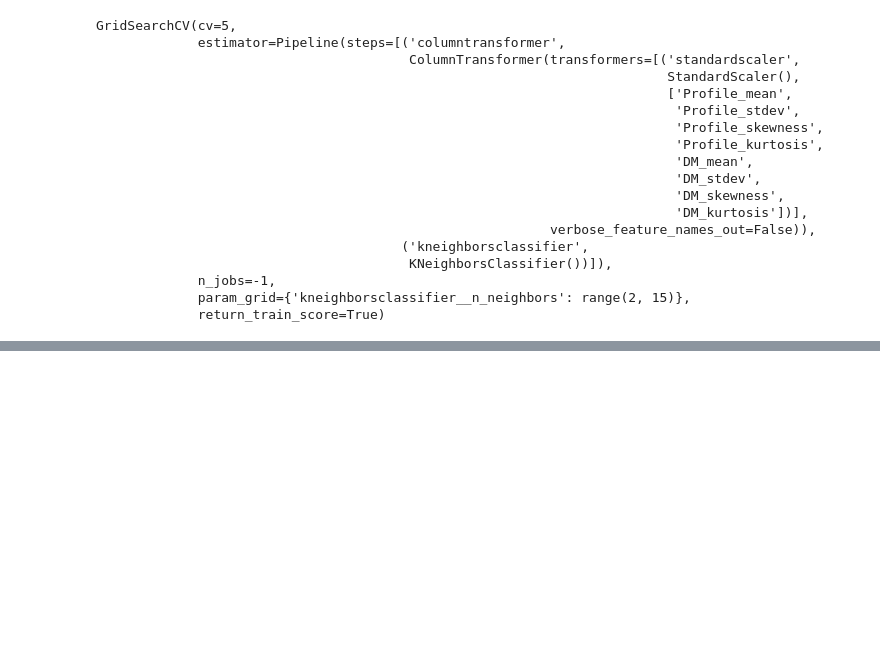
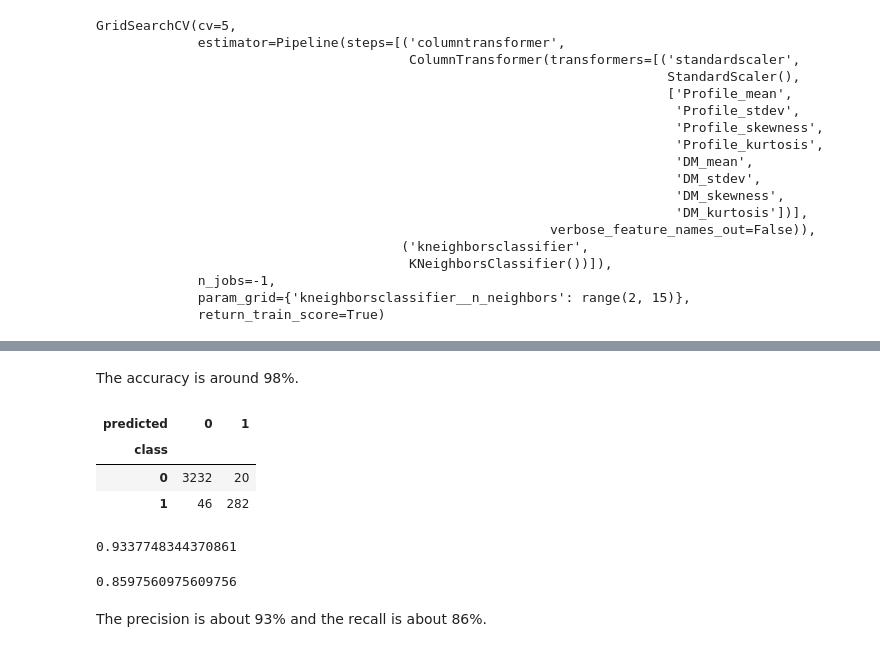
Before and after one commit to KaiyueW/project, a Jupyter notebook: project.ipynb, the cells around one changed output, grey strips where cells are left out. Drawn from its saved outputs; the diff is of its cells as text; code cells hidden in the pictures; blank space fills up the shorter version.

```diff
--- a/project.ipynb
+++ b/project.ipynb
@@ -192,0 +246,13 @@ accuracy_versus_k_grid
+# %% [markdown]
+The accuracy is around 98%.
+# %%
+star_mat = pd.crosstab(
+    star_test_predictions["class"],  # True labels
+    star_test_predictions["predicted"],  # Predicted labels
+)
+star_mat
+# %% [output]
+| predicted | 0 | 1 |
+| class |  |  |
+| 0 | 3232 | 20 |
+| 1 | 46 | 282 |
@@ -192,0 +262,12 @@ accuracy_versus_k_grid
+# %%
+precision = 282 / ( 282 + 20)
+precision
+# %% [output]
+0.9337748344370861
+# %%
+recall = 282 / (282 + 46)
+recall
+# %% [output]
+0.8597560975609756
+# %% [markdown]
+The precision is about 93% and the recall is about 86%.
```
Also changed, not shown: parts of 7 cells of this notebook.
